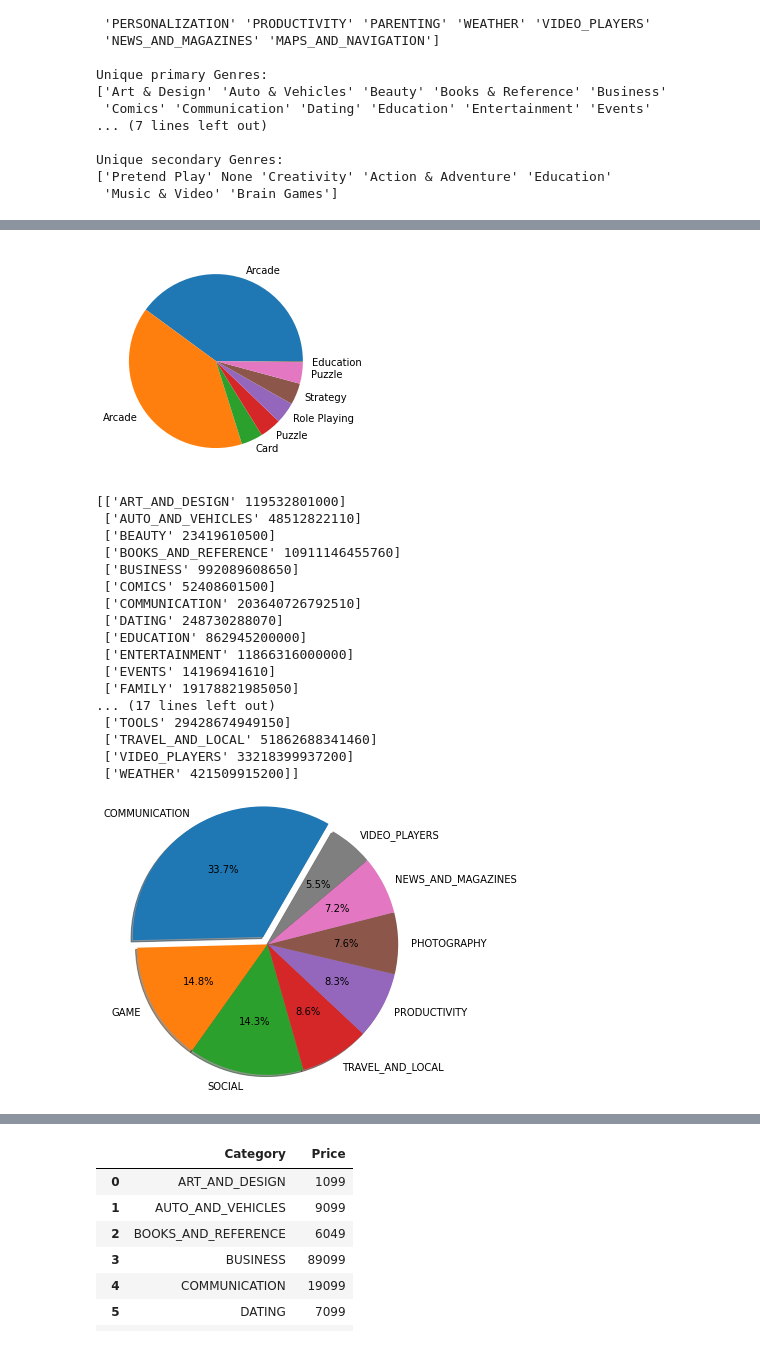
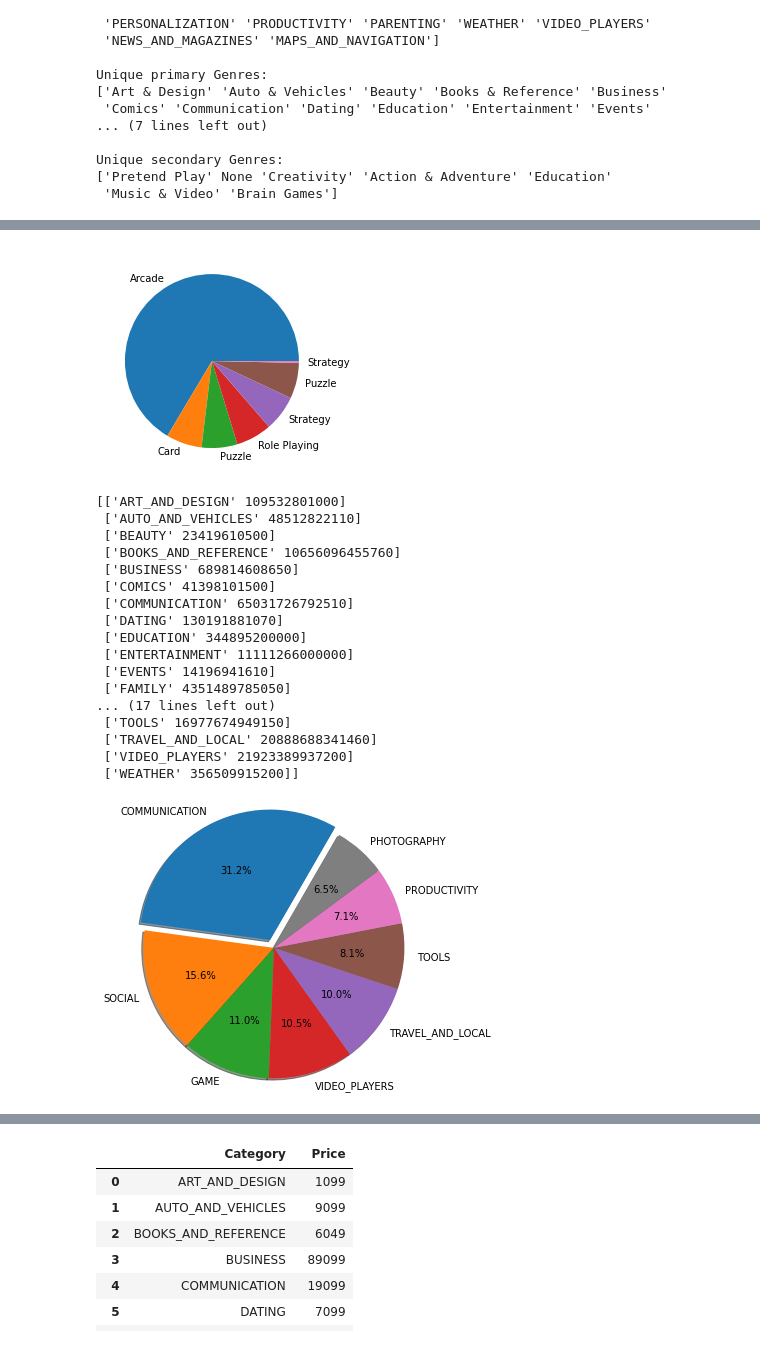
Before and after one commit to Rodauv/google_playstore_stats, a Jupyter notebook: my_mobapp_studio.ipynb, the cells around one changed output, grey strips where cells are left out. Saved outputs shown, nothing was run; the diff lists cells and outputs as text; code cells hidden in the pictures.

```diff
--- a/my_mobapp_studio.ipynb
+++ b/my_mobapp_studio.ipynb
@@ -51,11 +48,11 @@ nohead_raw_dataset.head(5)
 | 5 | Paper flowers instructions | ART_AND_DESIGN | 4.4 | 167 | 5.6M | 50,000+ | Free | 0 | Everyone | Art & Design | ... |
 # %%
 def headers(df):
-    df.rename(columns={'Content Rating':'Content_Rating','Last Updated':'Last_Updated'},inplace=True)
+    df.rename(columns={'Content Rating':'Content_Rating','Last Updated':'Last_Updated','Current Ver':"Current_Ver",'Android Ver':"Android_Ver"},inplace=True)
     return df
 
 raw_dataset = headers(nohead_raw_dataset)
-raw_dataset
+raw_dataset.head(5)
 # %% [output]
 |  | App | Category | Rating | Reviews | Size | Installs | Type | Price | Content_Rating | Genres | ... |
 | 1 | Coloring book moana | ART_AND_DESIGN | 3.9 | 967 | 14M | 500,000+ | Free | 0 | Everyone | Art & Design;Pretend Play | ... |
@@ -184,8 +174,8 @@ def clean_dataset(df_in):
     df = df.astype({'Reviews':'int','Size':'int','Installs':'int64','Price':'int'})
     df['Installs'] = df['Installs']
 
-    #Remove duplicated apps
-    #df = df.drop_duplicates(subset=['App'])
+    #Remove duplicated apps - after checking the dataframe, there are some (i.e.: Minecraft both identical)
+    df = df.drop_duplicates(subset=['App'])
 
     #change number categories to int
     df['Category_Num'] = df['Category_Num'].astype('int')
@@ -202,7 +192,7 @@ def clean_dataset(df_in):
 
     return df
 
-dataset_clean = clean_dataset(raw_dataset)
+dataset_clean = clean_dataset(enumerated_dataset)
 dataset_clean.head(5)
 #dataset_clean.dtypes
 # %% [output]
@@ -429,17 +440,17 @@ popular_bar(dataset_clean_dated_paid)
 # %%
 #Plot with a pie diagram the most popular genres according to the number of installations from paid family
 
 def popular_piechart(df):
     pop_pie = df.query("Category == 'FAMILY'")
     pop_pie = pop_pie[['Genres1','Installs']]
-    pop_pie = pop_pie.nlargest(n=8, columns=['Installs'])
+    pop_pie = pop_pie.nlargest(n=7, columns=['Installs'])
     pyplot.pie(pop_pie['Installs'],labels=pop_pie['Genres1'])
 
 popular_piechart(dataset_clean_dated_paid)
 
 #dataset_clean_dated
 # %% [output]
-[figure, old version]
+[figure, new version]
 # %%
 #Depending on each category, what are the ratio of download per app?: An array with the number of installation per category
 def download_ratio(df):
@@ -451,23 +462,23 @@ def download_ratio(df):
 downl_ratio = download_ratio(dataset_clean_dated)
 print(downl_ratio)
 # %% [output]
-[['ART_AND_DESIGN' 119532801000]
+[['ART_AND_DESIGN' 109532801000]
  ['AUTO_AND_VEHICLES' 48512822110]
  ['BEAUTY' 23419610500]
- ['BOOKS_AND_REFERENCE' 10911146455760]
- ['BUSINESS' 992089608650]
- ['COMICS' 52408601500]
- ['COMMUNICATION' 203640726792510]
- ['DATING' 248730288070]
- ['EDUCATION' 862945200000]
- ['ENTERTAINMENT' 11866316000000]
+ ['BOOKS_AND_REFERENCE' 10656096455760]
+ ['BUSINESS' 689814608650]
+ ['COMICS' 41398101500]
+ ['COMMUNICATION' 65031726792510]
+ ['DATING' 130191881070]
+ ['EDUCATION' 344895200000]
+ ['ENTERTAINMENT' 11111266000000]
  ['EVENTS' 14196941610]
- ['FAMILY' 19178821985050]
+ ['FAMILY' 4351489785050]
 ... (17 lines left out)
- ['TOOLS' 29428674949150]
- ['TRAVEL_AND_LOCAL' 51862688341460]
- ['VIDEO_PLAYERS' 33218399937200]
- ['WEATHER' 421509915200]]
+ ['TOOLS' 16977674949150]
+ ['TRAVEL_AND_LOCAL' 20888688341460]
+ ['VIDEO_PLAYERS' 21923389937200]
+ ['WEATHER' 356509915200]]
 # %%
 #What is the size of the market: Plot a pie with the number of installation per category # & %
 def mark_size(df):
@@ -480,7 +491,7 @@ def mark_size(df):
 
 mark_size(dataset_clean_dated)
 # %% [output]
-[figure, old version]
+[figure, new version]
 # %%
 mark_size(dataset_clean_dated_paid)
 # %% [output]
```
Also changed, not shown: parts of 18 cells of this notebook.
